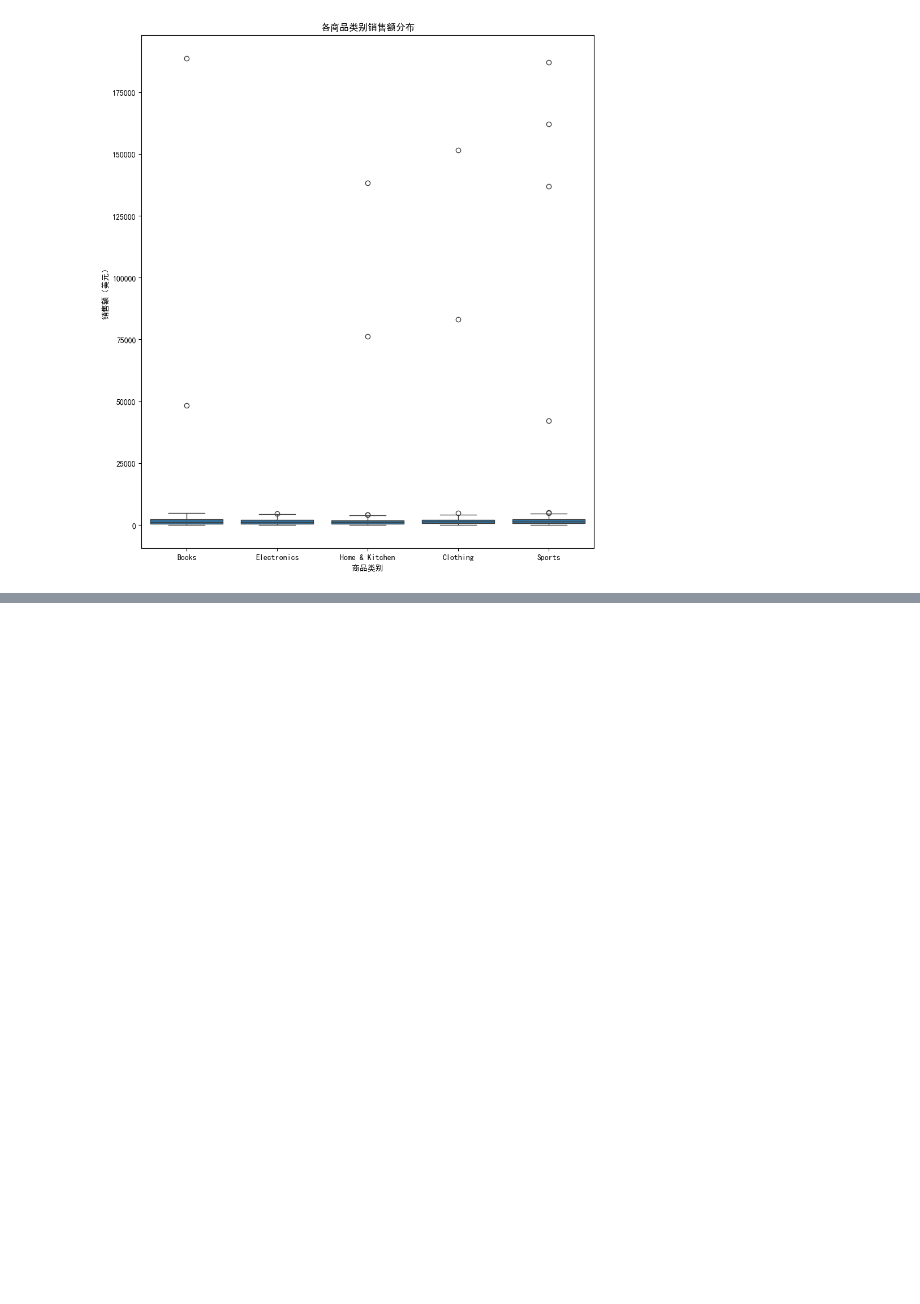
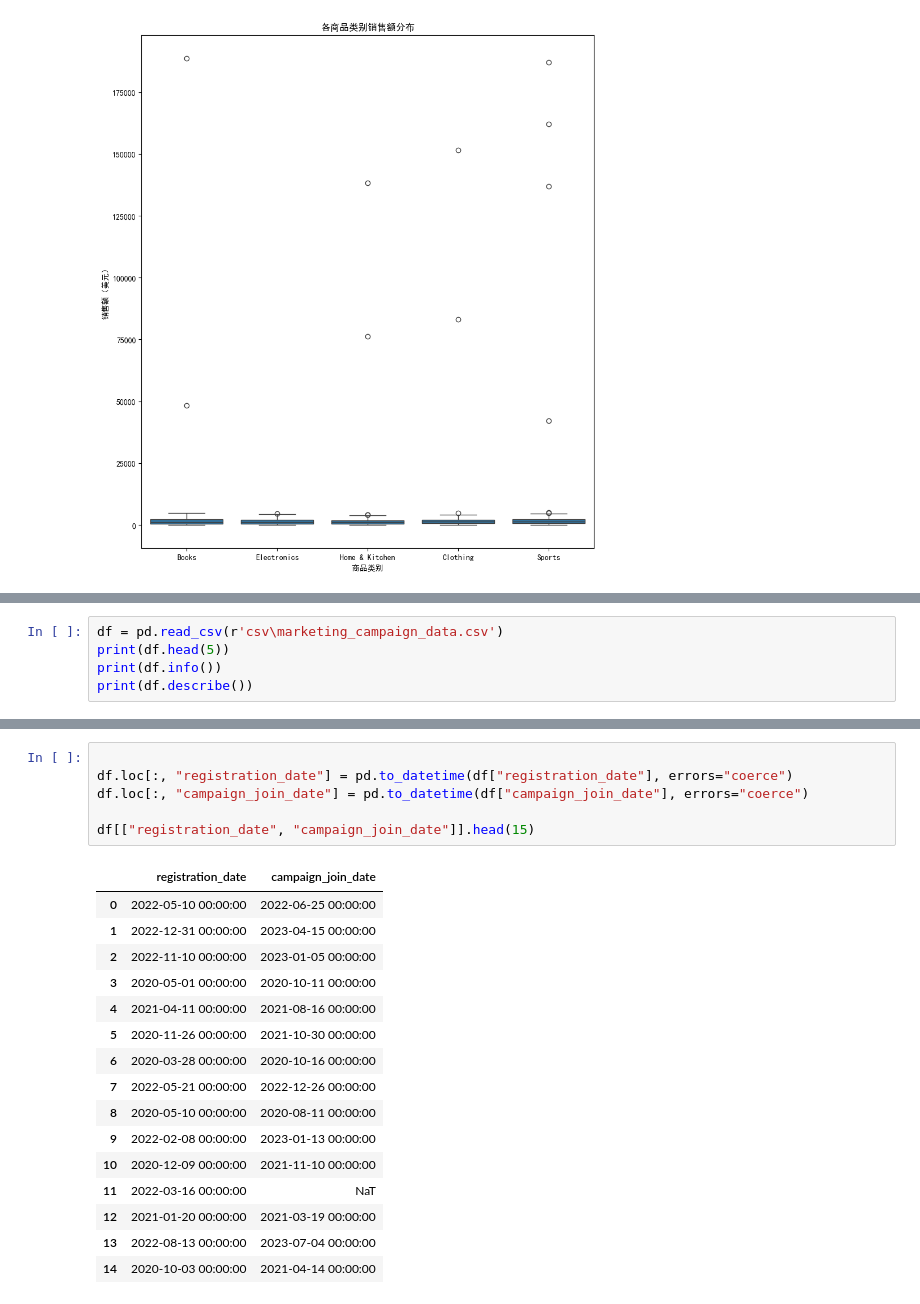
Before and after one commit to yt-x/ds_learn, a Jupyter notebook: practice/practice.ipynb, the cells around one changed output, grey strips where cells are left out. Drawn from its saved outputs; the diff is of its cells as text; blank space fills up the shorter version.

```diff
--- a/practice/practice.ipynb
+++ b/practice/practice.ipynb
@@ -727,0 +1054,5 @@ plt.show()
+# %%
+df = pd.read_csv(r'csv\marketing_campaign_data.csv')
+print(df.head(5))
+print(df.info())
+print(df.describe())
@@ -727,0 +1077,23 @@ plt.show()
+# %%
+
+df.loc[:, "registration_date"] = pd.to_datetime(df["registration_date"], errors="coerce")
+df.loc[:, "campaign_join_date"] = pd.to_datetime(df["campaign_join_date"], errors="coerce")
+
+df[["registration_date", "campaign_join_date"]].head(15)
+# %% [output]
+|  | registration_date | campaign_join_date |
+| 0 | 2022-05-10 00:00:00 | 2022-06-25 00:00:00 |
+| 1 | 2022-12-31 00:00:00 | 2023-04-15 00:00:00 |
+| 2 | 2022-11-10 00:00:00 | 2023-01-05 00:00:00 |
+| 3 | 2020-05-01 00:00:00 | 2020-10-11 00:00:00 |
+| 4 | 2021-04-11 00:00:00 | 2021-08-16 00:00:00 |
+| 5 | 2020-11-26 00:00:00 | 2021-10-30 00:00:00 |
+| 6 | 2020-03-28 00:00:00 | 2020-10-16 00:00:00 |
+| 7 | 2022-05-21 00:00:00 | 2022-12-26 00:00:00 |
+| 8 | 2020-05-10 00:00:00 | 2020-08-11 00:00:00 |
+| 9 | 2022-02-08 00:00:00 | 2023-01-13 00:00:00 |
+| 10 | 2020-12-09 00:00:00 | 2021-11-10 00:00:00 |
+| 11 | 2022-03-16 00:00:00 | NaT |
+| 12 | 2021-01-20 00:00:00 | 2021-03-19 00:00:00 |
+| 13 | 2022-08-13 00:00:00 | 2023-07-04 00:00:00 |
+| 14 | 2020-10-03 00:00:00 | 2021-04-14 00:00:00 |
```
Also changed, not shown: parts of 19 cells of this notebook, 6 other files.
